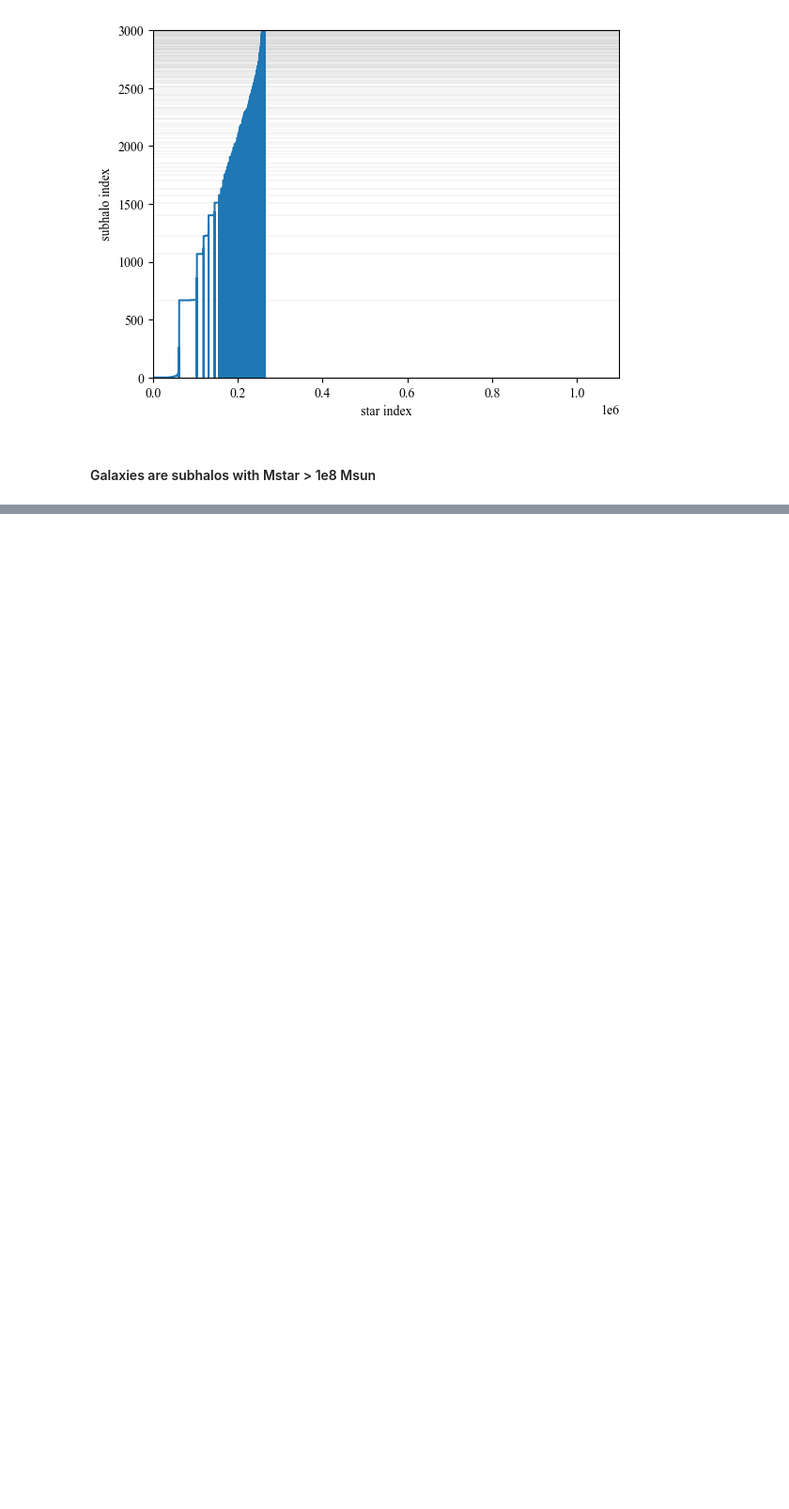
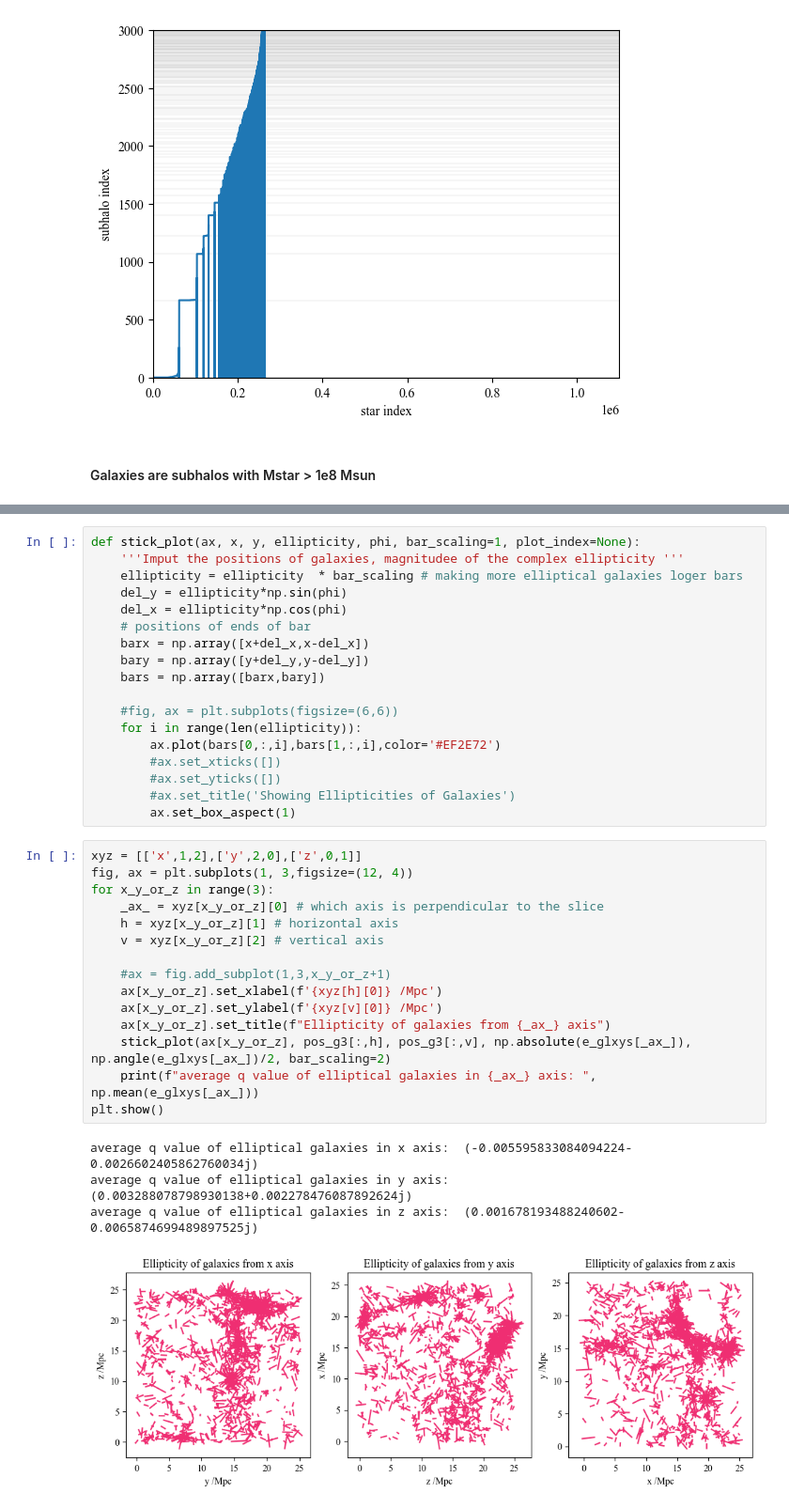
Before and after one commit to danielbilsborrow/CAMELS-IA, a Jupyter notebook: 09a. Evaluate a simulation.ipynb, the cells around one changed output, grey strips where cells are left out. Shown at 94% size. Cells and saved outputs as stored; diff of their text form; blank space fills up the shorter version.

```diff
--- a/09a. Evaluate a simulation.ipynb
+++ b/09a. Evaluate a simulation.ipynb
@@ -179,0 +251,38 @@ print(high_mass)
+# %%
+def stick_plot(ax, x, y, ellipticity, phi, bar_scaling=1, plot_index=None):
+    '''Imput the positions of galaxies, magnitudee of the complex ellipticity '''
+    ellipticity = ellipticity  * bar_scaling # making more elliptical galaxies loger bars
+    del_y = ellipticity*np.sin(phi)
+    del_x = ellipticity*np.cos(phi)
+    # positions of ends of bar
+    barx = np.array([x+del_x,x-del_x])
+    bary = np.array([y+del_y,y-del_y])
+    bars = np.array([barx,bary])
+
+    #fig, ax = plt.subplots(figsize=(6,6))
+    for i in range(len(ellipticity)):
+        ax.plot(bars[0,:,i],bars[1,:,i],color='#EF2E72')
+        #ax.set_xticks([])
+        #ax.set_yticks([])
+        #ax.set_title('Showing Ellipticities of Galaxies')
+        ax.set_box_aspect(1)
+# %%
+xyz = [['x',1,2],['y',2,0],['z',0,1]]
+fig, ax = plt.subplots(1, 3,figsize=(12, 4))
+for x_y_or_z in range(3):
+    _ax_ = xyz[x_y_or_z][0] # which axis is perpendicular to the slice
+    h = xyz[x_y_or_z][1] # horizontal axis
+    v = xyz[x_y_or_z][2] # vertical axis
+
+    #ax = fig.add_subplot(1,3,x_y_or_z+1)
+    ax[x_y_or_z].set_xlabel(f'{xyz[h][0]} /Mpc')
+    ax[x_y_or_z].set_ylabel(f'{xyz[v][0]} /Mpc')
+    ax[x_y_or_z].set_title(f"Ellipticity of galaxies from {_ax_} axis")
+    stick_plot(ax[x_y_or_z], pos_g3[:,h], pos_g3[:,v], np.absolute(e_glxys[_ax_]), np.angle(e_glxys[_ax_])/2, bar_scaling=2)
+    print(f"average q value of elliptical galaxies in {_ax_} axis: ", np.mean(e_glxys[_ax_]))
+plt.show()
+# %% [output]
+average q value of elliptical galaxies in x axis:  (-0.005595833084094224-0.0026602405862760034j)
+average q value of elliptical galaxies in y axis:  (0.003288078798930138+0.002278476087892624j)
+average q value of elliptical galaxies in z axis:  (0.001678193488240602-0.0065874699489897525j)
+[figure, added]
```
Also changed, not shown: parts of 10 cells of this notebook, 1 other file.
